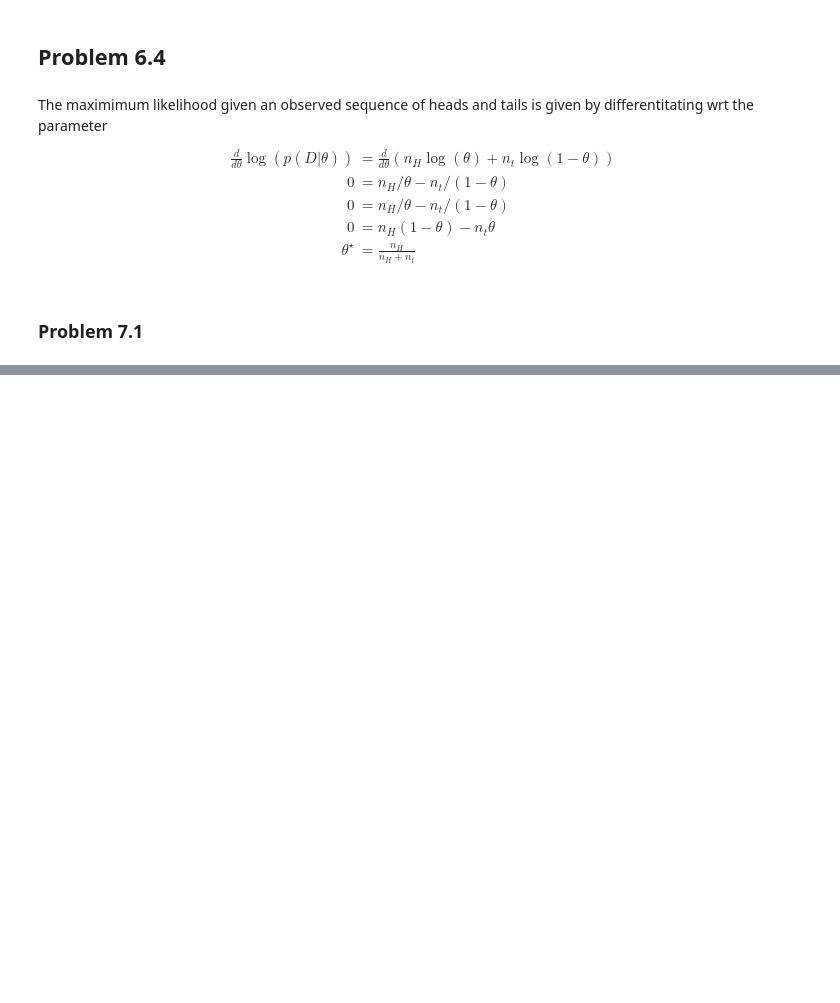
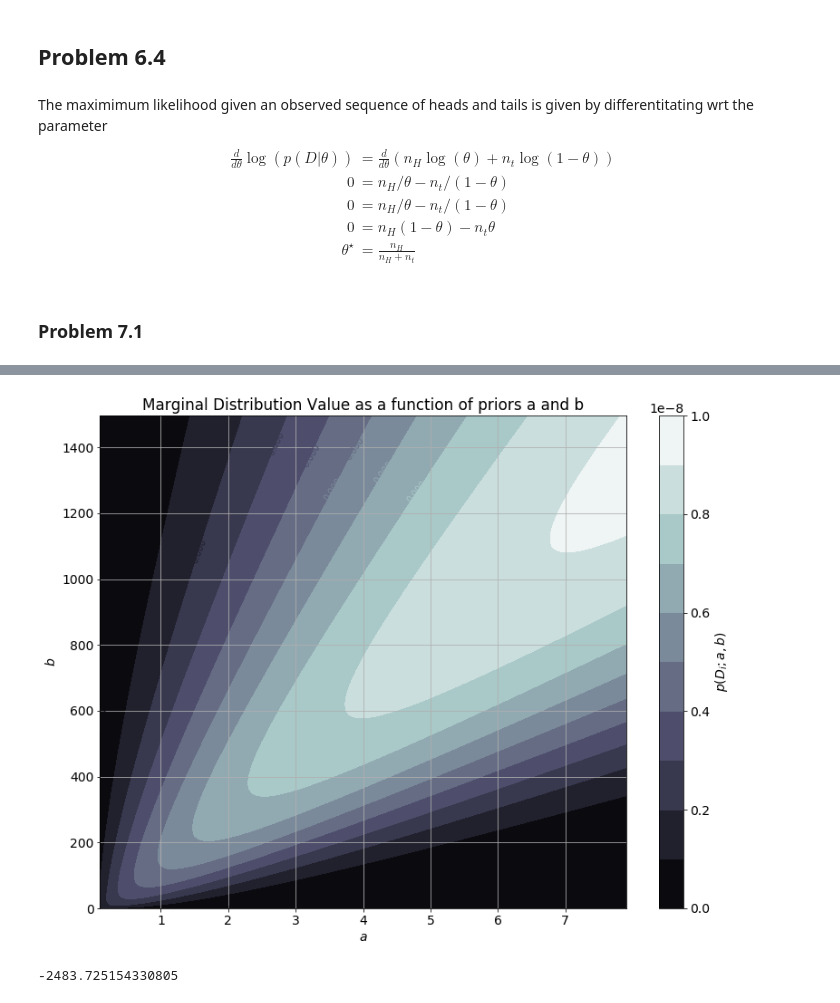
Before and after one commit to chaaland/bloomberg-ml-course, a Jupyter notebook: HW5/writeup/HW5.ipynb, the cells around one changed output, grey strips where cells are left out. Drawn from its saved outputs; the diff is of its cells as text; code cells hidden in the pictures; blank space fills up the shorter version.

```diff
--- a/HW5/writeup/HW5.ipynb
+++ b/HW5/writeup/HW5.ipynb
@@ -277,0 +343,37 @@ $$
+# %%
+def log_beta(a,b):
+    return math.lgamma(a) + math.lgamma(b) - math.lgamma(a + b)
+
+def beta(a,b):
+    return math.exp(log_beta(a,b))
+
+def log_marginal_distribution(X, w):
+    d = X.shape[0]
+    x = X[:, 0]
+    n = X[:, 1]
+    a = w[0]
+    b = w[1]
+
+    return -d * log_beta(a,b) + sum(log_beta(a + x[i], b + n[i] - x[i]) for i in range(d))
+# %%
+single_app = np.array([[3,500]])
+log_marginal_single_app = functools.partial(log_marginal_distribution, X=single_app)
+a = np.arange(0.1,8,0.1)
+b = np.arange(1, 1500, 5)
+
+A, B = np.meshgrid(a, b)
+Z = np.array([[math.exp(log_marginal_single_app(w=np.array([A[i,j], B[i,j]]))) for j in range(A.shape[1])] for i in range(A.shape[0])])
+# %%
+origin = 'lower'
+CS = plt.contourf(A, B, Z, 10,
+                  cmap=plt.cm.bone,
+                  origin=origin)
+plt.clabel(CS, inline=1, fontsize=10)
+plt.xlabel(r'$a$')
+plt.ylabel(r'$b$')
+cbar = plt.colorbar(CS)
+cbar.ax.set_ylabel(r'$p(D_i;a,b)$')
+
+plt.title('Marginal Distribution Value as a function of priors a and b');
+# %% [output]
+[figure, added]
@@ -277,0 +394,4 @@ $$
+# %%
+np.amax(Z)
+# %% [output]
+-2483.725154330805
```
Also changed, not shown: parts of 21 cells of this notebook, 1 other file.
